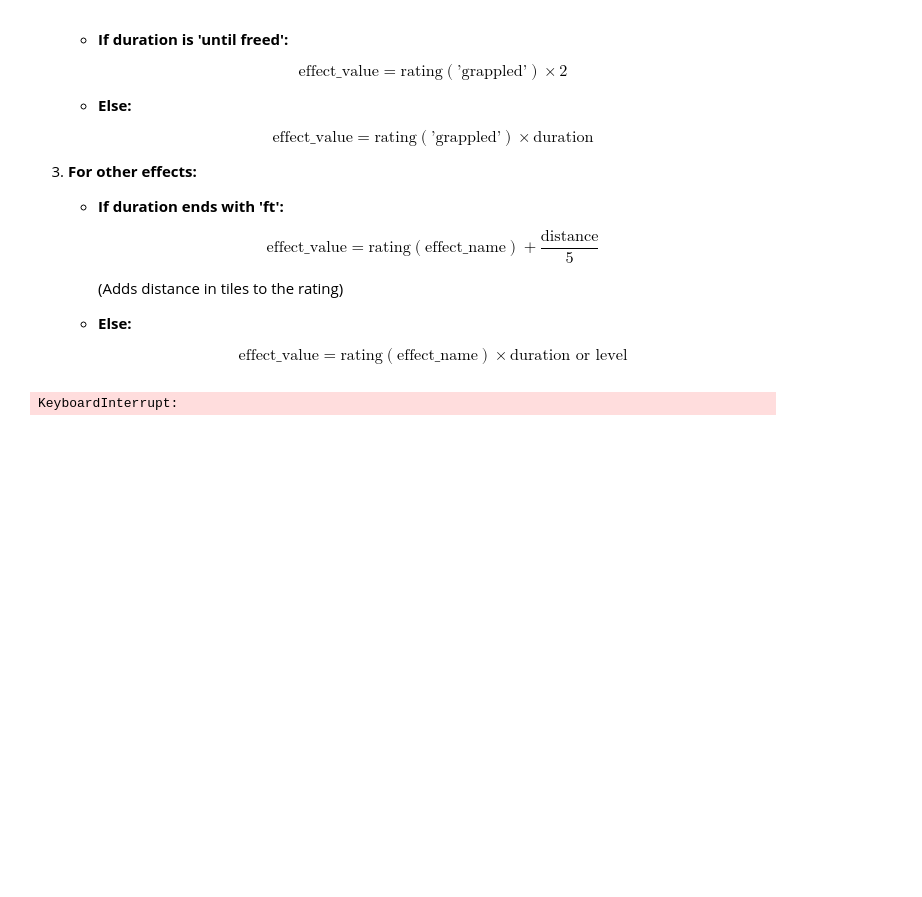
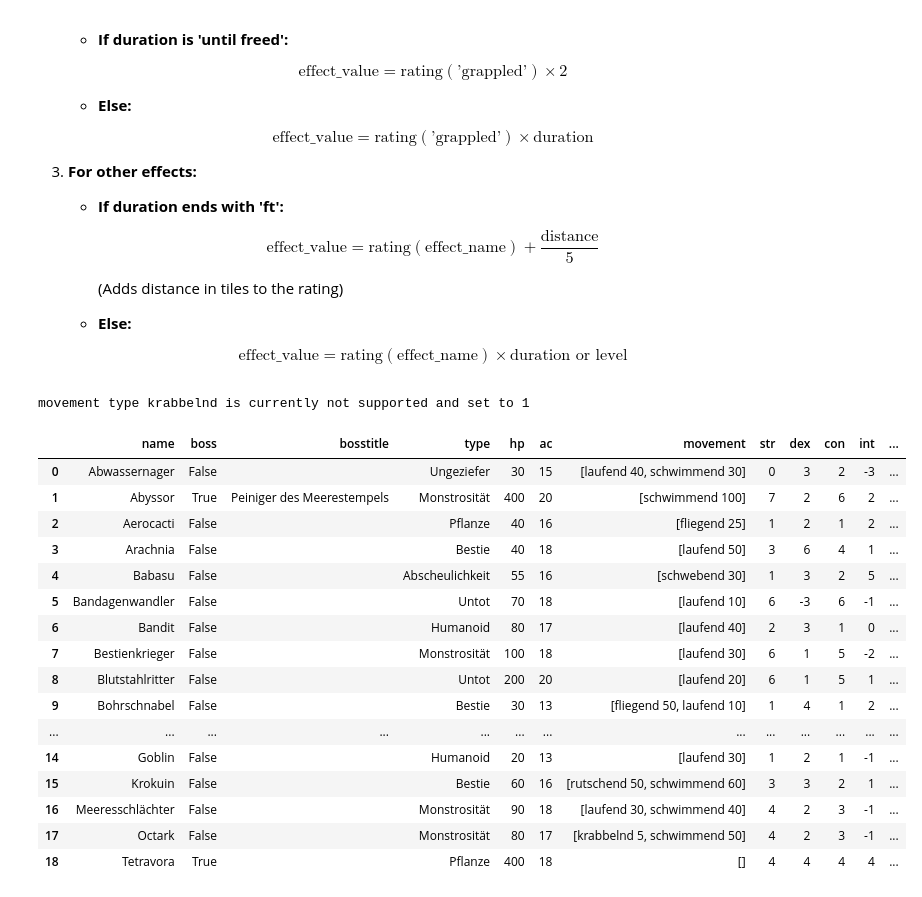
Before and after one commit to Zetsuboushii/vastlands-exploration, a Jupyter notebook: testing.ipynb, the cells around one changed output. Drawn from its saved outputs; the diff is of its cells as text; code cells hidden in the pictures; blank space fills up the shorter version.

Commit message:
more metric

```diff
--- a/testing.ipynb
+++ b/testing.ipynb
@@ -334,15 +304,15 @@ enemies_df = dataframes["enemies"]
 def calculate_movement_metric(movement):
     movement_multipliers = {
         'laufend': 1.0,
-        'schwimmend': 0.6,
-        'fliegend': 1.5,
-        'schwebend': 1.3,
-        'hüpfend': 1.1,
-        'rutschend': 0.7
-
+        'schwimmend':1.0,
+        'fliegend': 1.0,
+        'schwebend': 1.0,
+        'hüpfend': 1.0,
+        'rutschend': 1.0
     }
     movement_metric = 0
-
+    if movement is None:
+        return 0
     for move in movement:
         move_type, move_distance = move.split()
         move_distance = int(move_distance)/5
@@ -356,41 +326,59 @@ def calculate_movement_metric(movement):
     return movement_metric
 
 def calculate_weaknesses_metric(weaknesses):
-    weaknesses_metric = 0
+    weaknesses_metric = len(weaknesses)
     return weaknesses_metric
 
 def calculate_resistances_metric(resistances):
-    resistances_metric = 0
+    resistances_metric = len(resistances)
     return resistances_metric
 
 def calculate_immunities_metric(immunities):
-    immunities_metric = 0
+    immunities_metric = len(immunities)
     return immunities_metric
 
 def calculate_ability_scores_metric(ability_scores):
     ability_scores_metric = 0
+    ability_scores_metric = sum(ability_scores)
     return ability_scores_metric
 
 def calculate_tank_metric(hp, ac):
     tank_metric = hp * ac / 100
     return tank_metric
 
 def calculate_enemy_no_action_metric(row):
     tank_metric = calculate_tank_metric(row['hp'], row['ac'])
     movement_metric = calculate_movement_metric(row['movement'])
     weaknesses_metric = calculate_weaknesses_metric(row['weaknesses'])
     resistances_metric = calculate_resistances_metric(row['resistances'])
     immunities_metric = calculate_immunities_metric(row['immunities'])
     ability_scores = row[['str', 'dex', 'con', 'int', 'wis', 'cha']].values.tolist()
     ability_scores_metric = calculate_ability_scores_metric(ability_scores)
 
-    no_action_metric = 0
+    no_action_metric = tank_metric + movement_metric + weaknesses_metric + resistances_metric + immunities_metric + ability_scores_metric
     return no_action_metric
 
 
 enemies_df['no_action_metric'] = enemies_df.apply(calculate_enemy_no_action_metric, axis=1)
 enemies_df
 # %% [output]
-KeyboardInterrupt:
+movement type krabbelnd is currently not supported and set to 1
+|  | name | boss | bosstitle | type | hp | ac | movement | str | dex | con | int | ... |
+| 0 | Abwassernager | False |  | Ungeziefer | 30 | 15 | [laufend 40, schwimmend 30] | 0 | 3 | 2 | -3 | ... |
+| 1 | Abyssor | True | Peiniger des Meerestempels | Monstrosität | 400 | 20 | [schwimmend 100] | 7 | 2 | 6 | 2 | ... |
+| 2 | Aerocacti | False |  | Pflanze | 40 | 16 | [fliegend 25] | 1 | 2 | 1 | 2 | ... |
+| 3 | Arachnia | False |  | Bestie | 40 | 18 | [laufend 50] | 3 | 6 | 4 | 1 | ... |
+| 4 | Babasu | False |  | Abscheulichkeit | 55 | 16 | [schwebend 30] | 1 | 3 | 2 | 5 | ... |
+| 5 | Bandagenwandler | False |  | Untot | 70 | 18 | [laufend 10] | 6 | -3 | 6 | -1 | ... |
+| 6 | Bandit | False |  | Humanoid | 80 | 17 | [laufend 40] | 2 | 3 | 1 | 0 | ... |
+| 7 | Bestienkrieger | False |  | Monstrosität | 100 | 18 | [laufend 30] | 6 | 1 | 5 | -2 | ... |
+| 8 | Blutstahlritter | False |  | Untot | 200 | 20 | [laufend 20] | 6 | 1 | 5 | 1 | ... |
+| 9 | Bohrschnabel | False |  | Bestie | 30 | 13 | [fliegend 50, laufend 10] | 1 | 4 | 1 | 2 | ... |
+| ... | ... | ... | ... | ... | ... | ... | ... | ... | ... | ... | ... | ... |
+| 14 | Goblin | False |  | Humanoid | 20 | 13 | [laufend 30] | 1 | 2 | 1 | -1 | ... |
+| 15 | Krokuin | False |  | Bestie | 60 | 16 | [rutschend 50, schwimmend 60] | 3 | 3 | 2 | 1 | ... |
+| 16 | Meeresschlächter | False |  | Monstrosität | 90 | 18 | [laufend 30, schwimmend 40] | 4 | 2 | 3 | -1 | ... |
+| 17 | Octark | False |  | Monstrosität | 80 | 17 | [krabbelnd 5, schwimmend 50] | 4 | 2 | 3 | -1 | ... |
+| 18 | Tetravora | True |  | Pflanze | 400 | 18 | [] | 4 | 4 | 4 | 4 | ... |
 # %%
 # Step 4: combine action-metric and enemy-metric to create danger level of an enemy
```
Also changed, not shown: parts of 3 cells of this notebook.
